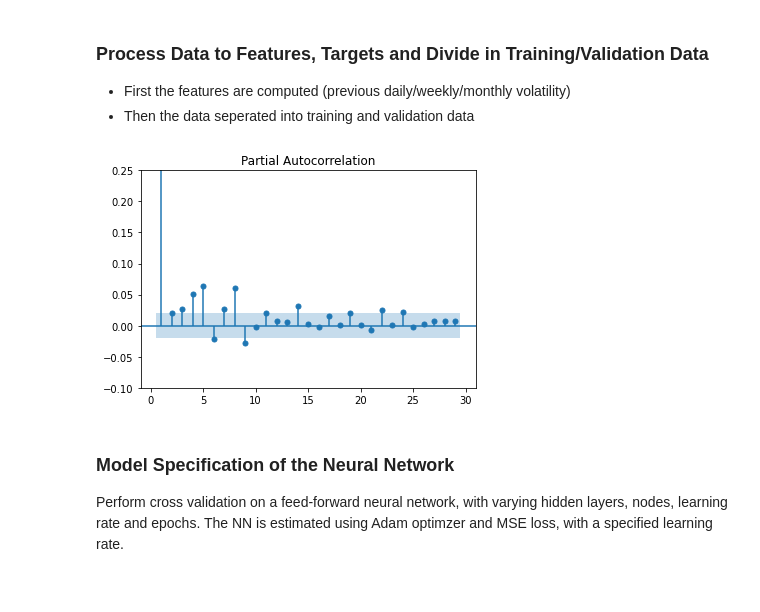
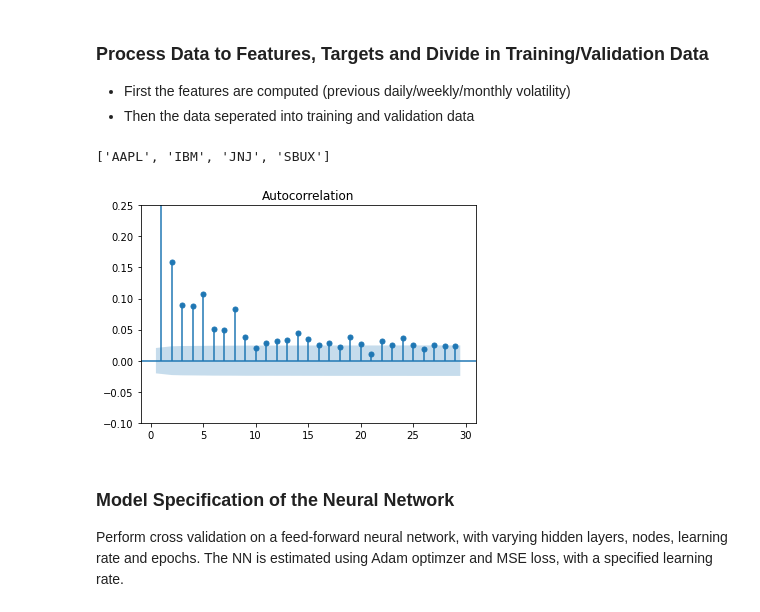
Before and after one commit to CodingNoob234/casestudy-neural-networks, a Jupyter notebook: main.ipynb, the cells around one changed output. Drawn from its saved outputs; the diff is of its cells as text; code cells hidden in the pictures.

```diff
--- a/main.ipynb
+++ b/main.ipynb
@@ -37,17 +37,24 @@ warnings.simplefilter("ignore")
 ### Process Data to Features, Targets and Divide in Training/Validation Data
 - First the features are computed (previous daily/weekly/monthly volatility)
 - Then the data seperated into training and validation data
+# %%
+print(get_tickers_in_data())
+# %% [output]
+['AAPL', 'IBM', 'JNJ', 'SBUX']
 # %%
 # fetch data through yahoo finance API, compute features, split into training and validation subsets
 # ... for both NN and HAR
-data_nn_train, data_nn_val, data_har_train, data_har_val = pre_process_all_data(stock = "KO", train_size=.6)
+
+data = get_rv_from_yahoo("KO")
+
+data_nn_train, data_nn_val, data_har_train, data_har_val = pre_process_all_data(data, train_size=.6)
 
 # to determine gap used in TimeSeriesSplit
-plot_pacf(data_har_train.y, lags = range(1, 30))
+plot_acf(data_har_train.y, lags = range(1, 30))
 plt.ylim(-0.1, 0.25)
 plt.show()
 # %% [output]
-[figure, old version]
+[figure, new version]
 # %% [markdown]
 ### Model Specification of the Neural Network
 Perform cross validation on a feed-forward neural network, with varying hidden layers, nodes, learning rate and epochs.
```
Also changed, not shown: parts of 9 cells of this notebook, 6 other files.
